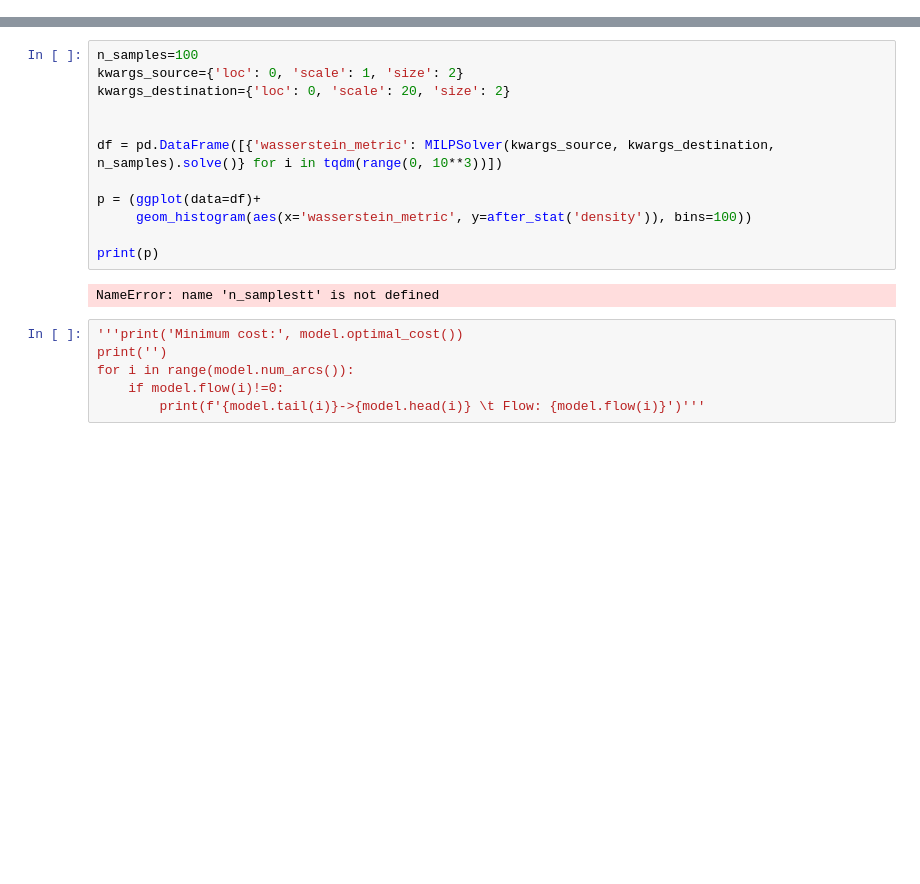
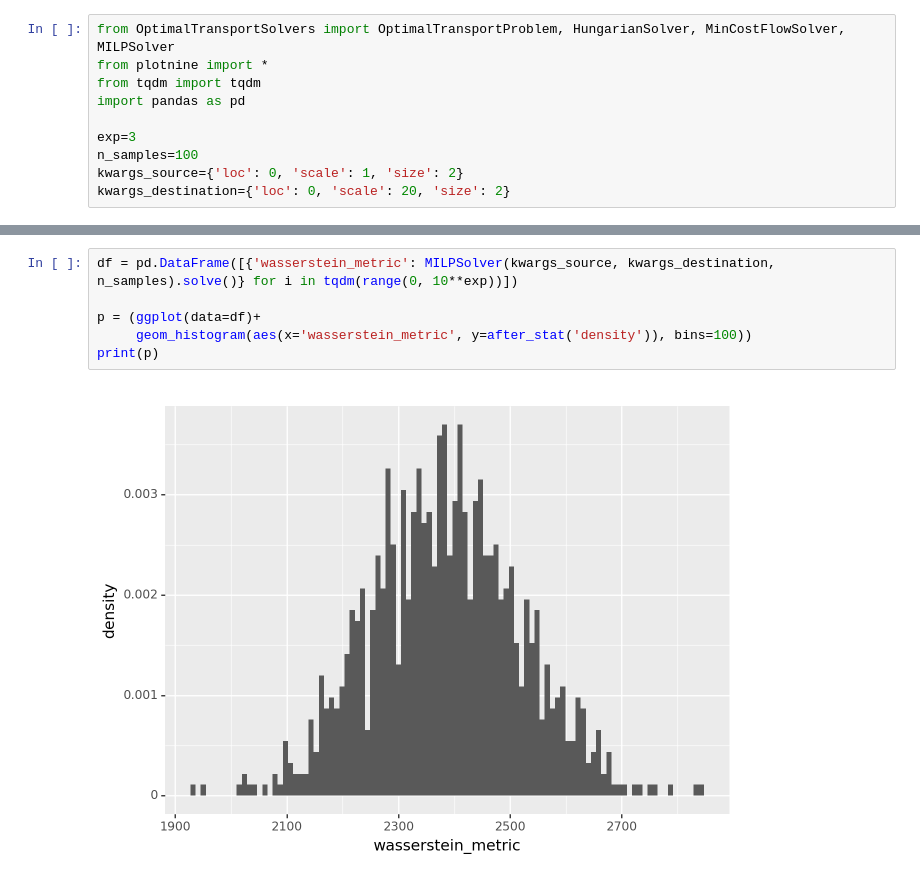
Before and after one commit to FranDeLio/Discrete_Optimal_Transport_and_Wasserstein_Metric_exploration, a Jupyter notebook: discrete_optimal_transport/test_solvers_speed.ipynb, the cells around one changed output, grey strips where cells are left out. Saved outputs shown, nothing was run; the diff lists cells and outputs as text; blank space fills up the shorter version.

Commit message:
Added MILP solver as candidate solver and tested out how all solver scale, minor modification.

```diff
--- a/discrete_optimal_transport/test_solvers_speed.ipynb
+++ b/discrete_optimal_transport/test_solvers_speed.ipynb
@@ -135,0 +1,10 @@ Total time (CPU seconds):       0.32   (Wallclock seconds):       0.32
+# %%
+from OptimalTransportSolvers import OptimalTransportProblem, HungarianSolver, MinCostFlowSolver, MILPSolver
+from plotnine import *
+from tqdm import tqdm
+import pandas as pd
+
+exp=3
+n_samples=100
+kwargs_source={'loc': 0, 'scale': 1, 'size': 2}
+kwargs_destination={'loc': 0, 'scale': 20, 'size': 2}
@@ -136,20 +22,8 @@ Total time (CPU seconds):       0.32   (Wallclock seconds):       0.32
 # %%
-n_samples=100
-kwargs_source={'loc': 0, 'scale': 1, 'size': 2}
-kwargs_destination={'loc': 0, 'scale': 20, 'size': 2}
-
-
-df = pd.DataFrame([{'wasserstein_metric': MILPSolver(kwargs_source, kwargs_destination, n_samples).solve()} for i in tqdm(range(0, 10**3))])
+df = pd.DataFrame([{'wasserstein_metric': MILPSolver(kwargs_source, kwargs_destination, n_samples).solve()} for i in tqdm(range(0, 10**exp))])
 
 p = (ggplot(data=df)+
      geom_histogram(aes(x='wasserstein_metric', y=after_stat('density')), bins=100))
-
 print(p)
 # %% [output]
-NameError: name 'n_samplestt' is not defined
+[figure, added]
-# %%
-'''print('Minimum cost:', model.optimal_cost())
-print('')
-for i in range(model.num_arcs()):
-    if model.flow(i)!=0:
-        print(f'{model.tail(i)}->{model.head(i)} \t Flow: {model.flow(i)}')'''
```
Also changed, not shown: parts of 11 cells of this notebook, 1 other file.
